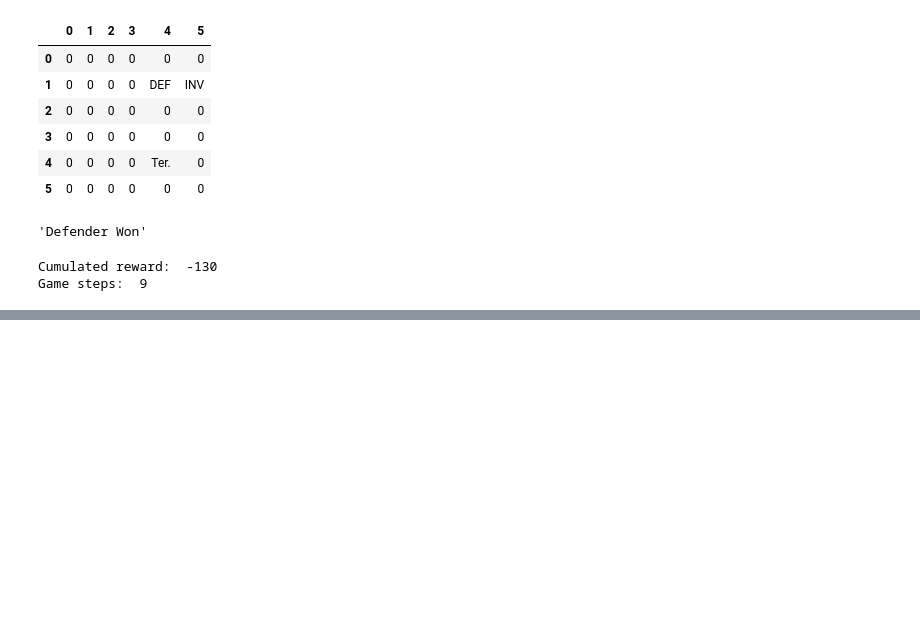
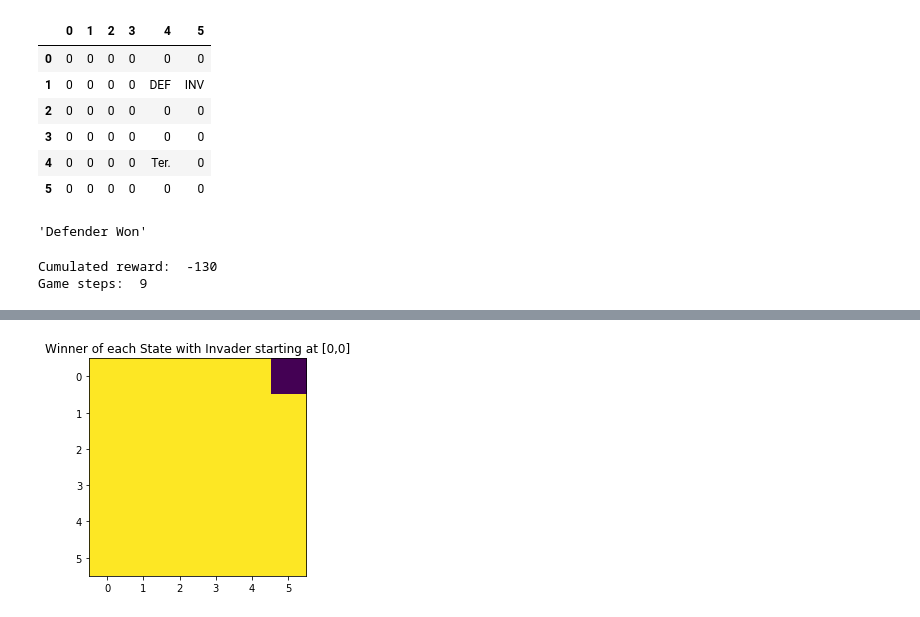
Before and after one commit to aarontan-git/multi_agent_learning, a Jupyter notebook: Notebook/minimaxq.ipynb, the cells around one changed output, grey strips where cells are left out. Cells and saved outputs as stored; diff of their text form; code cells hidden in the pictures; blank space fills up the shorter version.

```diff
--- a/Notebook/minimaxq.ipynb
+++ b/Notebook/minimaxq.ipynb
@@ -769,0 +796,9 @@ Game steps:  9
+# %%
+for state in invader_defender.states:
+    game_trajectory, status, cumulated_reward, game_step= generate_trajectory(state,[0,0])
+    if status == 'Defender Won':
+        state_winner[state[0], state[1]] = 1
+    elif status == 'Invader Won':
+        state_winner[state[0], state[1]] = 0
+    else:
+        state_winner[state[0], state[1]] = -1
@@ -769,0 +814,6 @@ Game steps:  9
+# %%
+plt.imshow(state_winner)
+plt.title('Winner of each State with Invader starting at [0,0]')
+plt.show()
+# %% [output]
+[figure, added]
```
Also changed, not shown: parts of 36 cells of this notebook, 7 other files.
